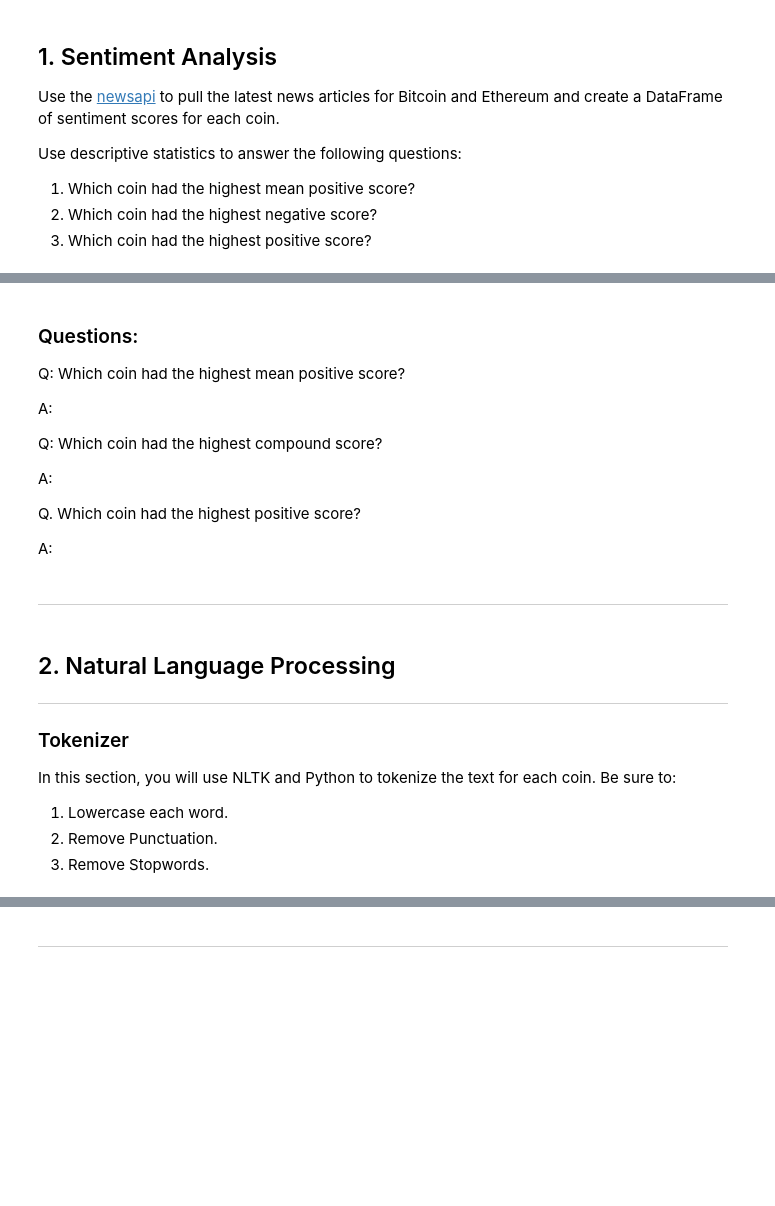
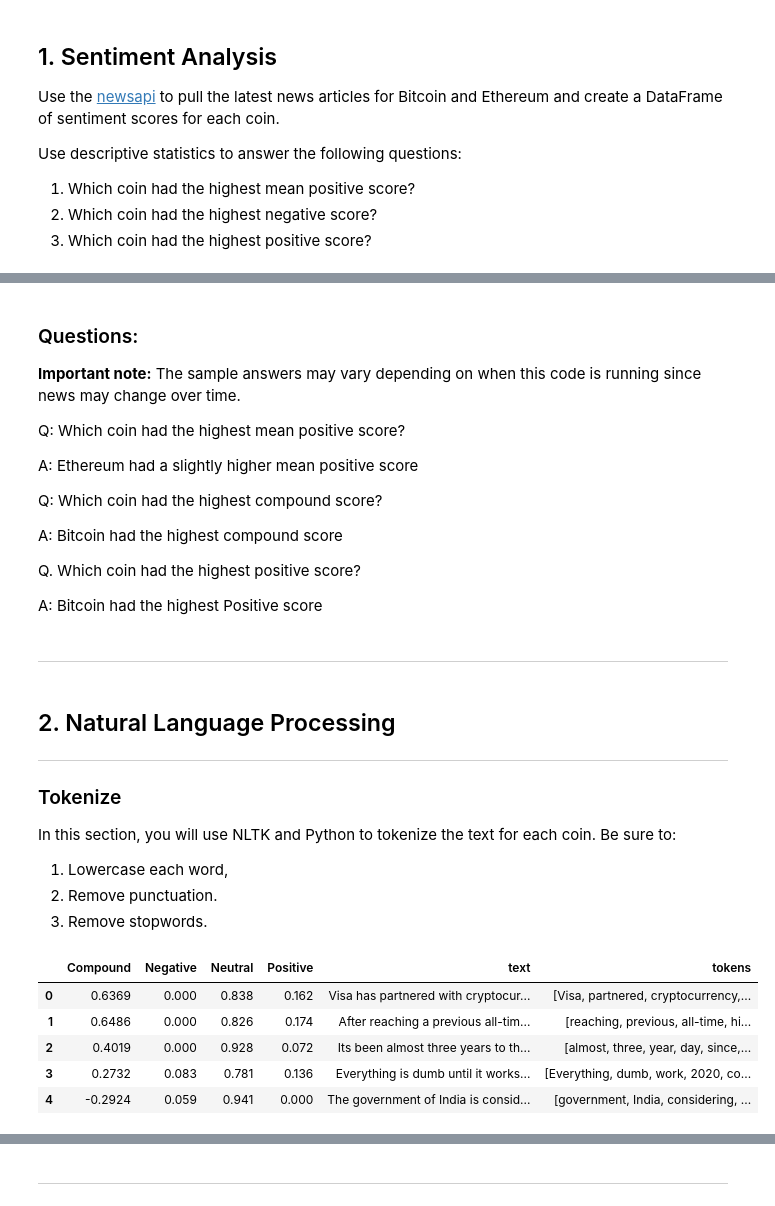
Before and after one commit to omarabuzeid/NLP, a Jupyter notebook: crypto_sentiment.ipynb, the cells around one changed output, grey strips where cells are left out. Drawn from its saved outputs; the diff is of its cells as text; code cells hidden in the pictures; blank space fills up the shorter version.

```diff
--- a/crypto_sentiment.ipynb
+++ b/crypto_sentiment.ipynb
@@ -79,28 +136,30 @@ btc.describe()
 # %% [markdown]
 ### Questions:
 
+**Important note:** The sample answers may vary depending on when this code is running since news may change over time.
+
 Q: Which coin had the highest mean positive score?
 
-A:
+A: Ethereum had a slightly higher mean positive score
 
 Q: Which coin had the highest compound score?
 
-A:
+A: Bitcoin had the highest compound score
 
 Q. Which coin had the highest positive score?
 
-A:
+A: Bitcoin had the highest Positive score
 # %% [markdown]
 ---
 # %% [markdown]
 ## 2. Natural Language Processing
 ---
-###   Tokenizer
+###   Tokenize
 
 In this section, you will use NLTK and Python to tokenize the text for each coin. Be sure to:
-1. Lowercase each word.
-2. Remove Punctuation.
-3. Remove Stopwords.
+1. Lowercase each word,
+2. Remove punctuation.
+3. Remove stopwords.
 # %%
 from nltk.tokenize import word_tokenize, sent_tokenize
 from nltk.corpus import stopwords
@@ -119,3 +169,21 @@ import re
+# %%
+# Instantiate the lemmatizer
+wnl = WordNetLemmatizer()
+
+# Create a list of stopwords
+stop = stopwords.words('english')
+
+# Expand the default stopwords list if necessary
+stop.append("u")
+stop.append("it'")
+stop.append("'s")
+stop.append("n't")
+stop.append('…')
+stop.append("\`")
+stop.append('``')
+stop.append('char')
+stop.append("''")
+stop = set(stop)
 # %%
 # Complete the tokenizer function
 def tokenizer(text):
@@ -139,6 +207,14 @@ def tokenizer(text):
     return tokens
 # %%
 # Create a new tokens column for Bitcoin
-# YOUR CODE HERE!
+btc["tokens"] = btc.text.apply(tokenizer)
+btc.head()
+# %% [output]
+|  | Compound | Negative | Neutral | Positive | text | tokens |
+| 0 | 0.6369 | 0.000 | 0.838 | 0.162 | Visa has partnered with cryptocur... | [Visa, partnered, cryptocurrency,... |
+| 1 | 0.6486 | 0.000 | 0.826 | 0.174 | After reaching a previous all-tim... | [reaching, previous, all-time, hi... |
+| 2 | 0.4019 | 0.000 | 0.928 | 0.072 | Its been almost three years to th... | [almost, three, year, day, since,... |
+| 3 | 0.2732 | 0.083 | 0.781 | 0.136 | Everything is dumb until it works... | [Everything, dumb, work, 2020, co... |
+| 4 | -0.2924 | 0.059 | 0.941 | 0.000 | The government of India is consid... | [government, India, considering, ... |
 # %%
 # Create a new tokens column for Ethereum
```
Also changed, not shown: parts of 39 cells of this notebook.
